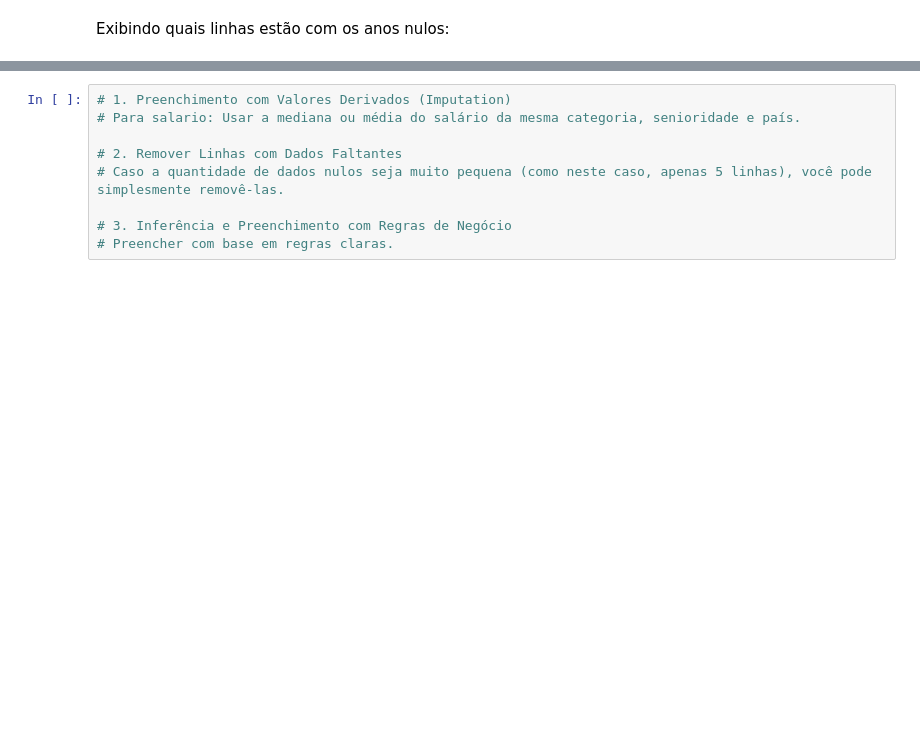
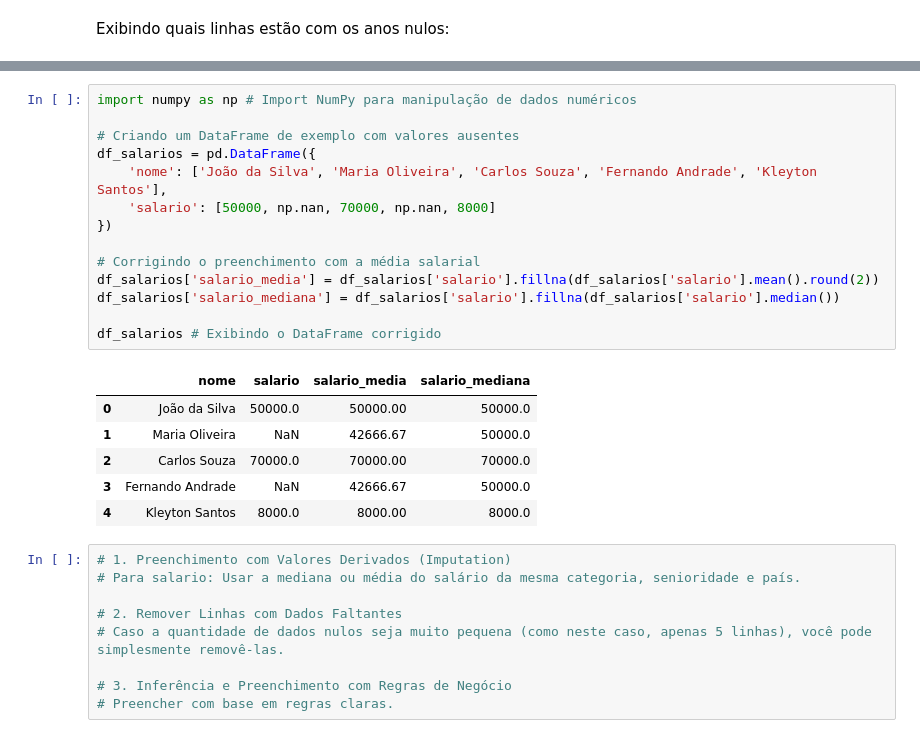
Before and after one commit to guilhermeonrails/idcp-alura, a Jupyter notebook: Roteiro_Imersão_Dados_com_Python.ipynb, the cells around one changed output, grey strips where cells are left out. Drawn from its saved outputs; the diff is of its cells as text; blank space fills up the shorter version.

Commit message:
aula 2 - limpando e tratando os dados

```diff
--- a/Roteiro_Imersão_Dados_com_Python.ipynb
+++ b/Roteiro_Imersão_Dados_com_Python.ipynb
@@ -339,6 +326,27 @@ df[df.isnull().any(axis=1)]
 | 133054 | NaN | junior | integral | Data Scientist | 40000 | USD | 40000 | JP | remoto | MY | ... |
 | 133281 | NaN | pleno | integral | Machine Learning Engineer | 180000 | PLN | 46597 | PL | remoto | PL | ... |
 | 133317 | NaN | pleno | integral | Data Scientist | 130000 | USD | 130000 | US | hibrido | US | ... |
+# %%
+import numpy as np # Import NumPy para manipulação de dados numéricos
+
+# Criando um DataFrame de exemplo com valores ausentes
+df_salarios = pd.DataFrame({
+    'nome': ['João da Silva', 'Maria Oliveira', 'Carlos Souza', 'Fernando Andrade', 'Kleyton Santos'],
+    'salario': [50000, np.nan, 70000, np.nan, 8000]
+})
+
+# Corrigindo o preenchimento com a média salarial
+df_salarios['salario_media'] = df_salarios['salario'].fillna(df_salarios['salario'].mean().round(2))
+df_salarios['salario_mediana'] = df_salarios['salario'].fillna(df_salarios['salario'].median())
+
+df_salarios # Exibindo o DataFrame corrigido
+# %% [output]
+|  | nome | salario | salario_media | salario_mediana |
+| 0 | João da Silva | 50000.0 | 50000.00 | 50000.0 |
+| 1 | Maria Oliveira | NaN | 42666.67 | 50000.0 |
+| 2 | Carlos Souza | 70000.0 | 70000.00 | 70000.0 |
+| 3 | Fernando Andrade | NaN | 42666.67 | 50000.0 |
+| 4 | Kleyton Santos | 8000.0 | 8000.00 | 8000.0 |
 # %%
 # 1. Preenchimento com Valores Derivados (Imputation)
 # Para salario: Usar a mediana ou média do salário da mesma categoria, senioridade e país.
```
Also changed, not shown: parts of 16 cells of this notebook.
